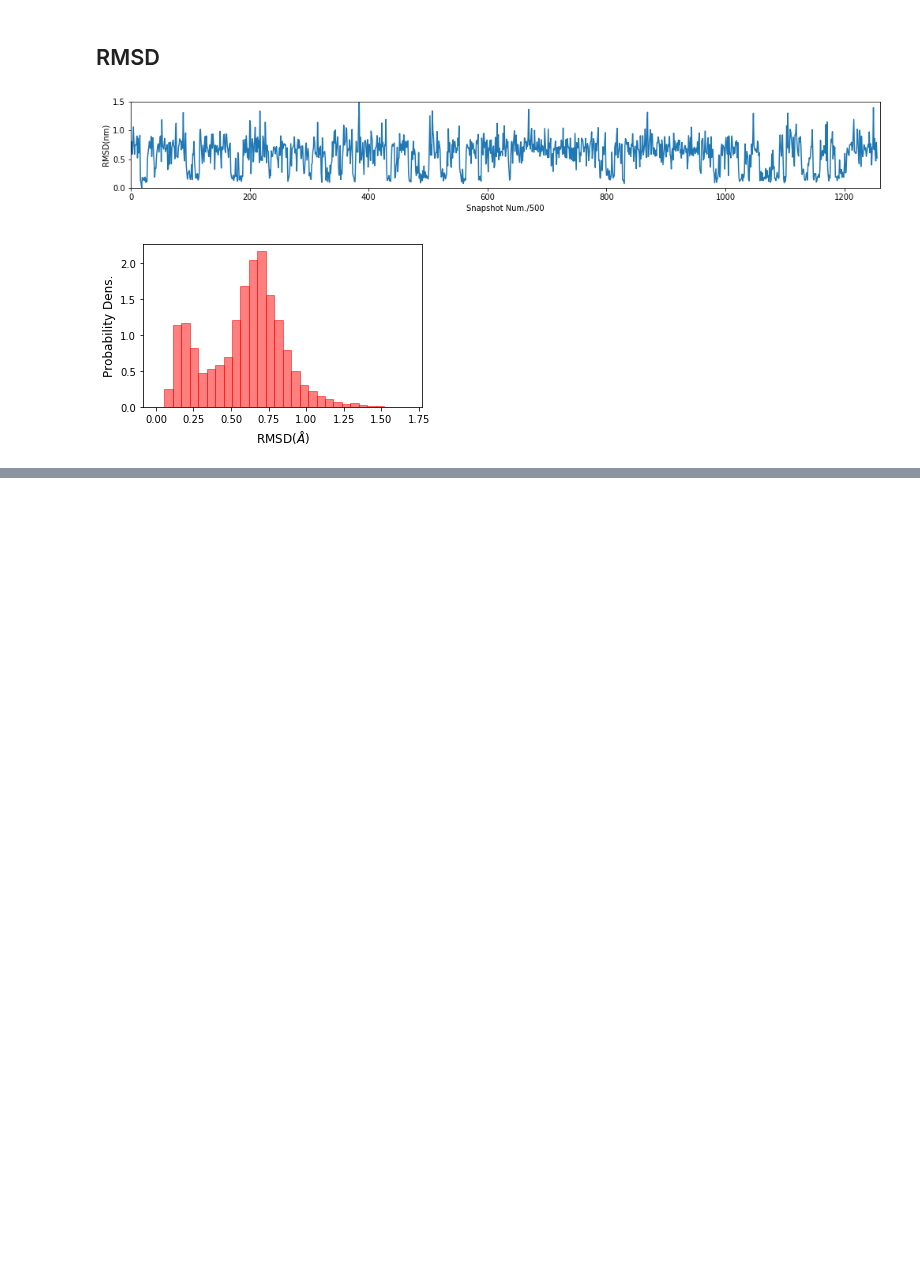
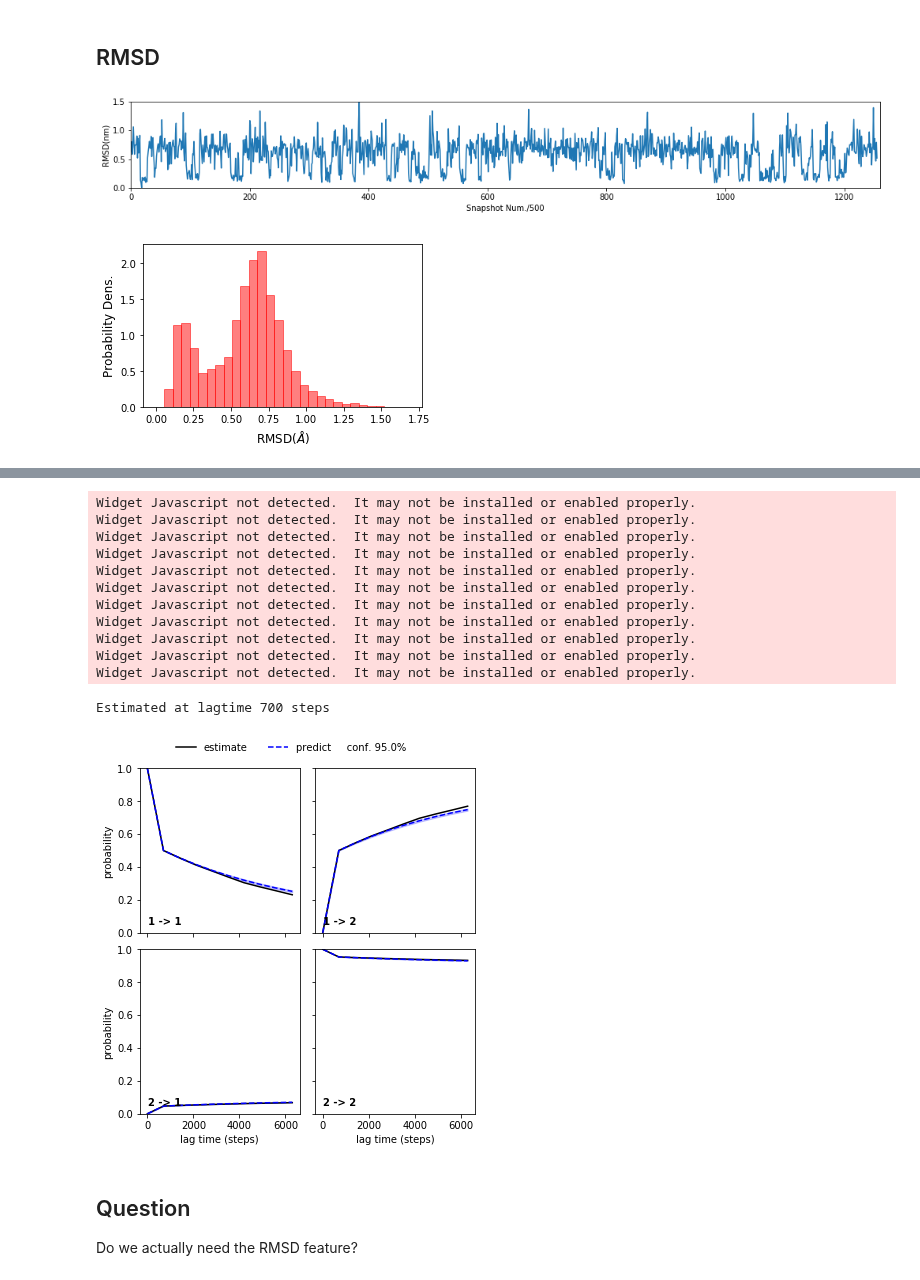
Before and after one commit to choderalab/msm-mfpt, a Jupyter notebook: models/Villin_model_mindist_rmsd.ipynb, the cells around one changed output, grey strips where cells are left out. Saved outputs shown, nothing was run; the diff lists cells and outputs as text; code cells hidden in the pictures; blank space fills up the shorter version.

```diff
--- a/models/Villin_model_mindist_rmsd.ipynb
+++ b/models/Villin_model_mindist_rmsd.ipynb
@@ -140,0 +162,22 @@ fig.tight_layout()
+# %%
+lag = get_lagtime_from_array(lags, 0.15, dt=2.0E-4)[1]
+pyemma.plots.plot_cktest(pyemma.msm.bayesian_markov_model(cluster.dtrajs, lag=lag, dt_traj='0.0002 us').cktest(2))
+print('Estimated at lagtime %d steps' % lag)
+# %% [output]
+Widget Javascript not detected.  It may not be installed or enabled properly.
+Widget Javascript not detected.  It may not be installed or enabled properly.
+Widget Javascript not detected.  It may not be installed or enabled properly.
+Widget Javascript not detected.  It may not be installed or enabled properly.
+Widget Javascript not detected.  It may not be installed or enabled properly.
+Widget Javascript not detected.  It may not be installed or enabled properly.
+Widget Javascript not detected.  It may not be installed or enabled properly.
+Widget Javascript not detected.  It may not be installed or enabled properly.
+Widget Javascript not detected.  It may not be installed or enabled properly.
+Widget Javascript not detected.  It may not be installed or enabled properly.
+Widget Javascript not detected.  It may not be installed or enabled properly.
+Estimated at lagtime 700 steps
+[figure, added]
+# %% [markdown]
+## Question
+
+Do we actually need the RMSD feature?
```
Also changed, not shown: parts of 10 cells of this notebook.
